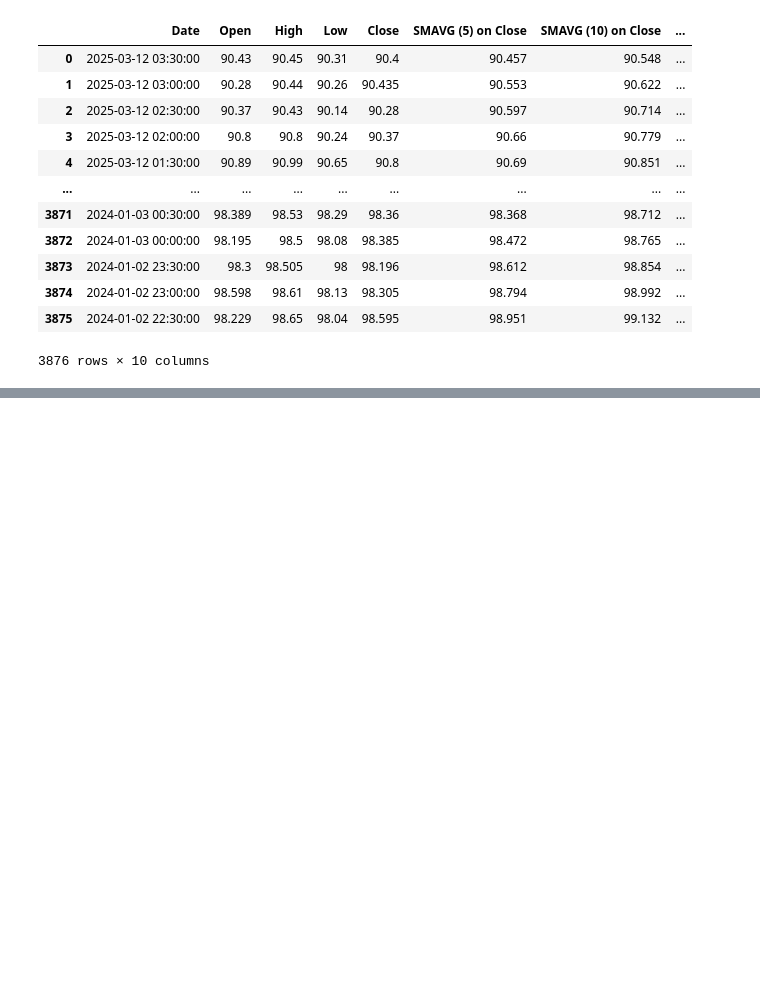
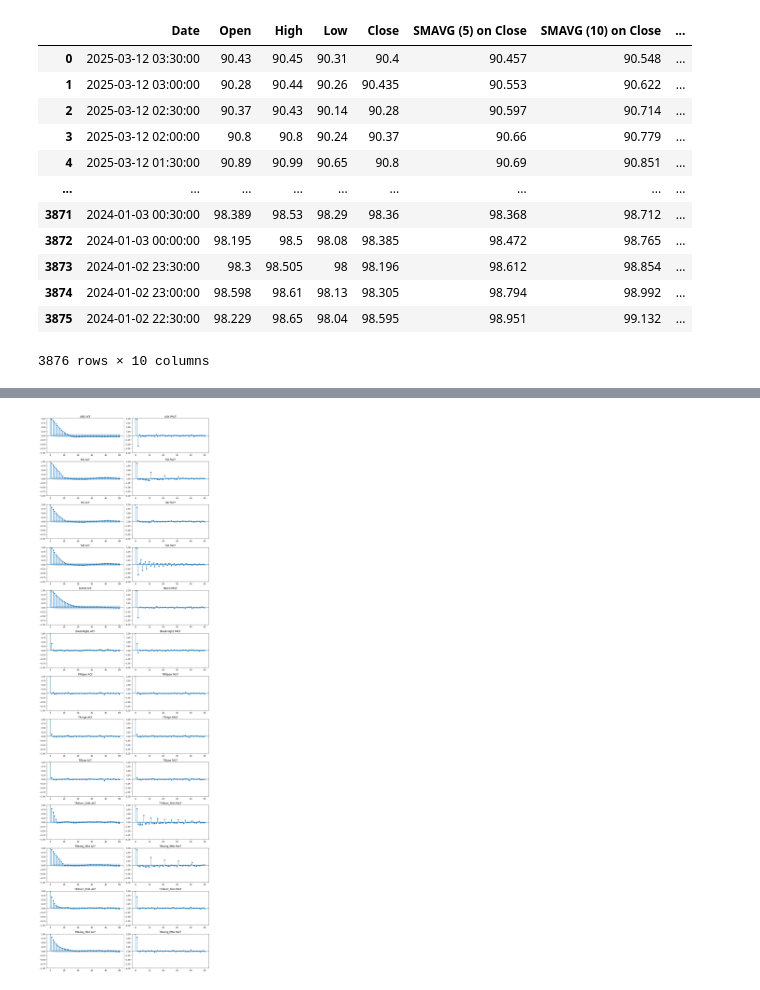
Before and after one commit to jeswid/DSE4211_Trading_Strategy, a Jupyter notebook: src/random forest.ipynb, the cells around one changed output, grey strips where cells are left out. Saved outputs shown, nothing was run; the diff lists cells and outputs as text; code cells hidden in the pictures; blank space fills up the shorter version.

```diff
--- a/src/random forest.ipynb
+++ b/src/random forest.ipynb
@@ -319 +324,6 @@ spy
 3848 rows × 16 columns
+# %%
+#test for stationarity (ADF)
+spy.dropna(inplace=True)
+result = adfuller(spy['TRLong_EMA'])
+result
@@ -338,0 +384,18 @@ tlt
+# %%
+#plot the PACF for SPY
+indicators = ['ADX', 'RSI', '%K', '%D', 'MACD', 'BreakHigh2',
+              'TROpen', 'TRHigh', 'TRLow', 'TRShort_SMA', 'TRLong_SMA', 'TRShort_EMA', 'TRLong_EMA']
+
+fig, axes = plt.subplots(len(indicators), 2, figsize=(12, 3 * len(indicators)))
+
+for i, indicator in enumerate(indicators):
+    plot_acf(spy[indicator].dropna(), ax=axes[i, 0], lags=50)
+    axes[i, 0].set_title(f'{indicator} ACF')
+
+    plot_pacf(spy[indicator].dropna(), ax=axes[i, 1], lags=50)
+    axes[i, 1].set_title(f'{indicator} PACF')
+
+plt.tight_layout()
+plt.show()
+# %% [output]
+[figure, added]
```
Also changed, not shown: parts of 9 cells of this notebook, 2 other files.
